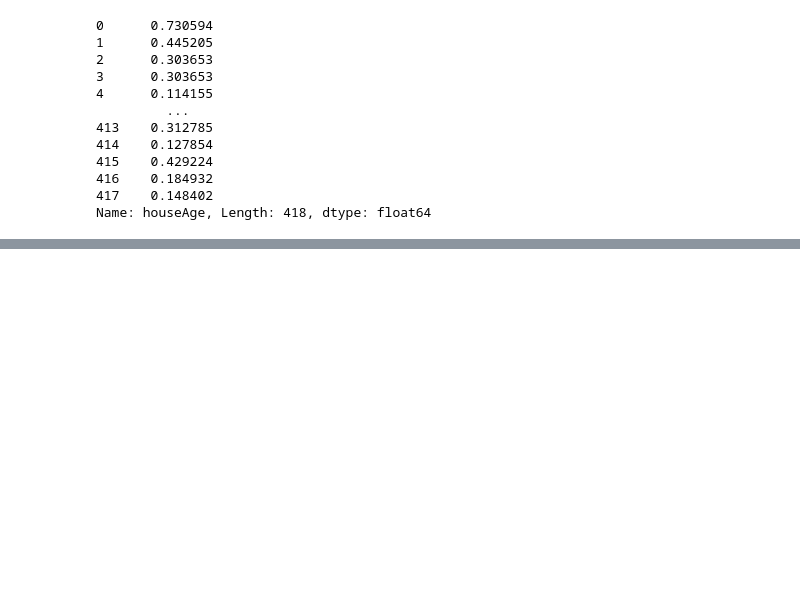
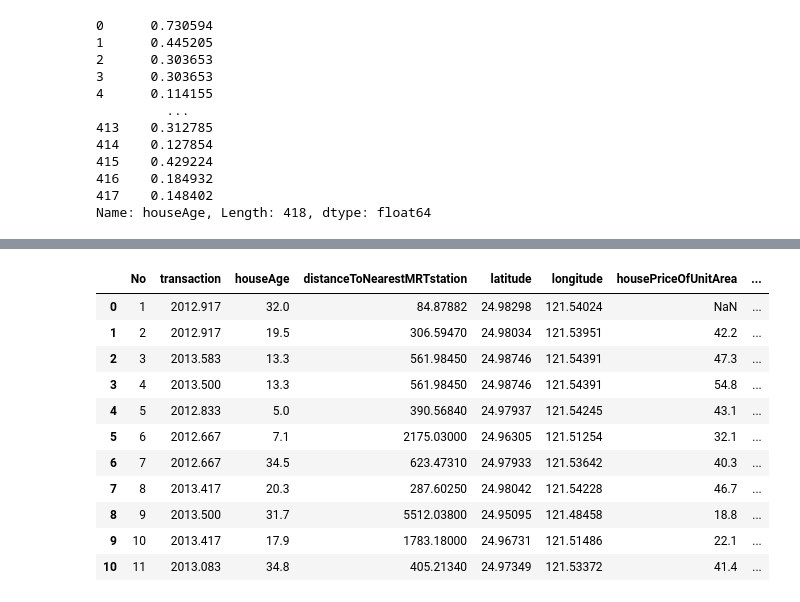
Before and after one commit to josephlister/Data_Science_Projects, a Jupyter notebook: realEstateAssignment.ipynb, the cells around one changed output, grey strips where cells are left out. Drawn from its saved outputs; the diff is of its cells as text; code cells hidden in the pictures; blank space fills up the shorter version.

```diff
--- a/realEstateAssignment.ipynb
+++ b/realEstateAssignment.ipynb
@@ -71,3 +69,5 @@ data.head()
 | 2 | 3 | 2013.583 | 13.3 | 561.98450 | 5 | 24.98746 | 121.54391 | ... |
 | 3 | 4 | 2013.500 | 13.3 | 561.98450 | 5 | 24.98746 | 121.54391 | ... |
 | 4 | 5 | 2012.833 | 5.0 | 390.56840 | 5 | 24.97937 | 121.54245 | ... |
+# %%
+data['houseAgeStandardized'] = norm
@@ -73,0 +76,2 @@ data.head()
+# %%
+data.new_column = norm
@@ -73,0 +91,2 @@ data.head()
+# %%
+data.drop(columns=['numberOfConvenienceStores'], inplace=True) # inplace is used to update the original dataframe
@@ -73,0 +104,17 @@ data.head()
+# %%
+data.rename({'transaction': 'transactionDate'}, inplace=True) # Renamed transaction column. Step 5.
+# %%
+data.loc[0:10, :] # Step 6. The colon is inclusive, and a colon by itself will signify all columns.
+# %% [output]
+|  | No | transaction | houseAge | distanceToNearestMRTstation | latitude | longitude | housePriceOfUnitArea | ... |
+| 0 | 1 | 2012.917 | 32.0 | 84.87882 | 24.98298 | 121.54024 | NaN | ... |
+| 1 | 2 | 2012.917 | 19.5 | 306.59470 | 24.98034 | 121.53951 | 42.2 | ... |
+| 2 | 3 | 2013.583 | 13.3 | 561.98450 | 24.98746 | 121.54391 | 47.3 | ... |
+| 3 | 4 | 2013.500 | 13.3 | 561.98450 | 24.98746 | 121.54391 | 54.8 | ... |
+| 4 | 5 | 2012.833 | 5.0 | 390.56840 | 24.97937 | 121.54245 | 43.1 | ... |
+| 5 | 6 | 2012.667 | 7.1 | 2175.03000 | 24.96305 | 121.51254 | 32.1 | ... |
+| 6 | 7 | 2012.667 | 34.5 | 623.47310 | 24.97933 | 121.53642 | 40.3 | ... |
+| 7 | 8 | 2013.417 | 20.3 | 287.60250 | 24.98042 | 121.54228 | 46.7 | ... |
+| 8 | 9 | 2013.500 | 31.7 | 5512.03800 | 24.95095 | 121.48458 | 18.8 | ... |
+| 9 | 10 | 2013.417 | 17.9 | 1783.18000 | 24.96731 | 121.51486 | 22.1 | ... |
+| 10 | 11 | 2013.083 | 34.8 | 405.21340 | 24.97349 | 121.53372 | 41.4 | ... |
```
Also changed, not shown: parts of 11 cells of this notebook.
